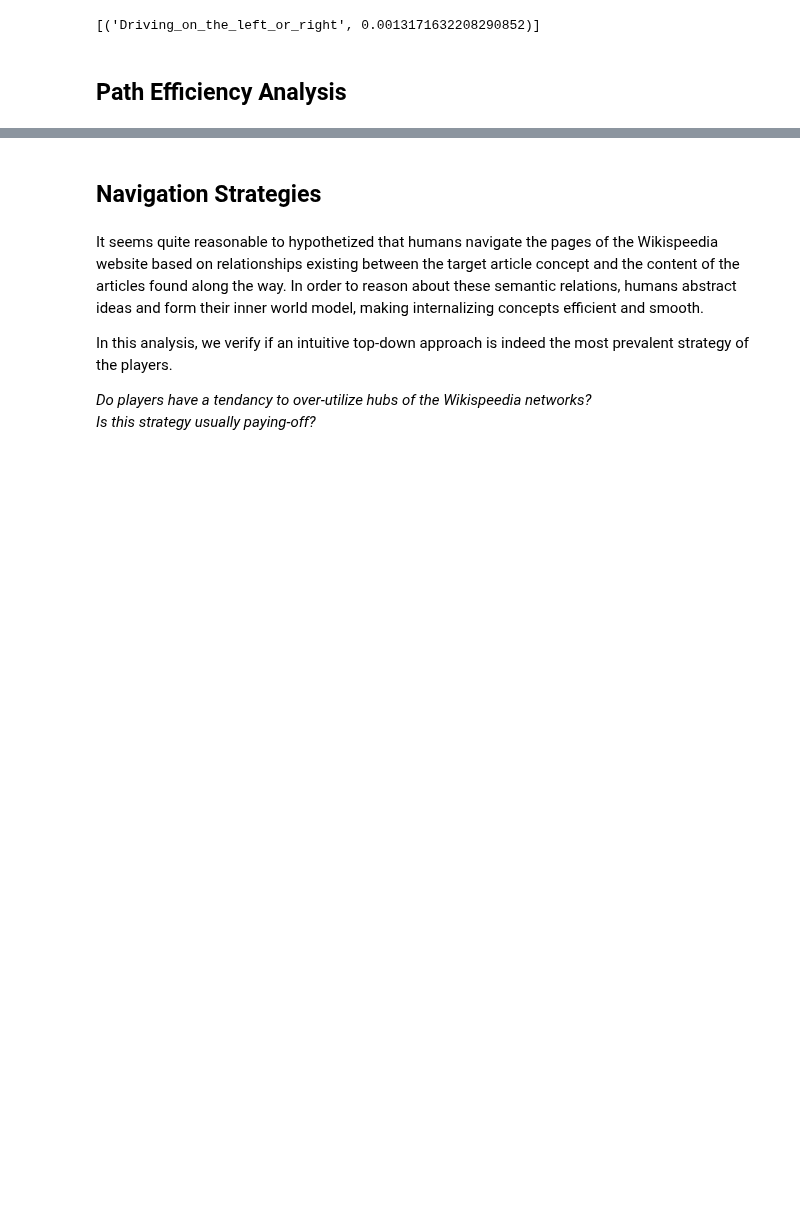
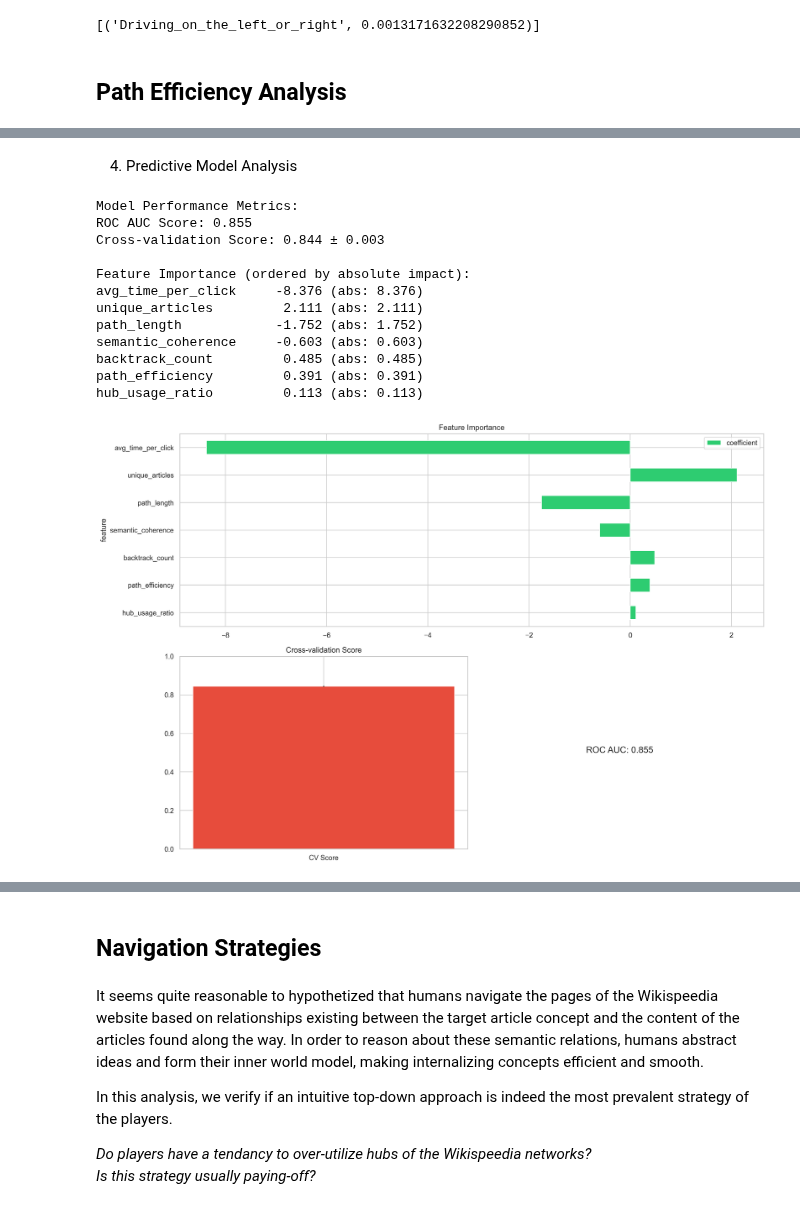
Before and after one commit to epfl-ada/ada-2024-project-5pack, a Jupyter notebook: analysis.ipynb, the cells around one changed output, grey strips where cells are left out. Saved outputs shown, nothing was run; the diff lists cells and outputs as text; code cells hidden in the pictures; blank space fills up the shorter version.

Commit message:
Path Analysis added

```diff
--- a/analysis.ipynb
+++ b/analysis.ipynb
@@ -149,0 +139,13 @@ Lorem ipsum dolor sit amet, consectetur adipiscing elit. Ut fermentum pretium ni
+# %%
+# Loading of our analysis results and needed imports
+
+import json
+from PIL import Image
+from IPython.display import display
+
+with open('data/generated/plaintext_analysis/analysis_20241115_184429/analysis_report.json', 'r') as f:
+    analysis = json.load(f)
+with open('data/generated/plaintext_analysis/analysis_20241115_184429/path_statistics.json', 'r') as f:
+    path_stats = json.load(f)
+with open('data/generated/plaintext_analysis/analysis_20241115_184429/statistical_results.json', 'r') as f:
+    stats = json.load(f)
@@ -149,0 +272,34 @@ Lorem ipsum dolor sit amet, consectetur adipiscing elit. Ut fermentum pretium ni
+# %% [markdown]
+4. Predictive Model Analysis
+# %%
+# Show the model results
+model_results = stats['model_performance']
+
+print("Model Performance Metrics:")
+print(f"ROC AUC Score: {model_results['roc_auc']:.3f}")
+print(f"Cross-validation Score: {model_results['cv_scores']['mean']:.3f} ± {model_results['cv_scores']['std']:.3f}")
+
+import pandas as pd
+features_df = pd.DataFrame(model_results['feature_importance'])
+features_df = features_df.sort_values('abs_importance', ascending=False)
+
+print("\nFeature Importance (ordered by absolute impact):")
+for _, row in features_df.iterrows():
+    print(f"{row['feature']:20} {row['coefficient']:>8.3f} (abs: {row['abs_importance']:.3f})")
+
+# Show the model performance plot too
+display(Image.open('data/generated/plaintext_analysis/analysis_20241115_184429/model_performance.png'))
+# %% [output]
+Model Performance Metrics:
+ROC AUC Score: 0.855
+Cross-validation Score: 0.844 ± 0.003
+
+Feature Importance (ordered by absolute impact):
+avg_time_per_click     -8.376 (abs: 8.376)
+unique_articles         2.111 (abs: 2.111)
+path_length            -1.752 (abs: 1.752)
+semantic_coherence     -0.603 (abs: 0.603)
+backtrack_count         0.485 (abs: 0.485)
+path_efficiency         0.391 (abs: 0.391)
+hub_usage_ratio         0.113 (abs: 0.113)
+[figure, added]
```
Also changed, not shown: parts of 19 cells of this notebook, 9 other files.
